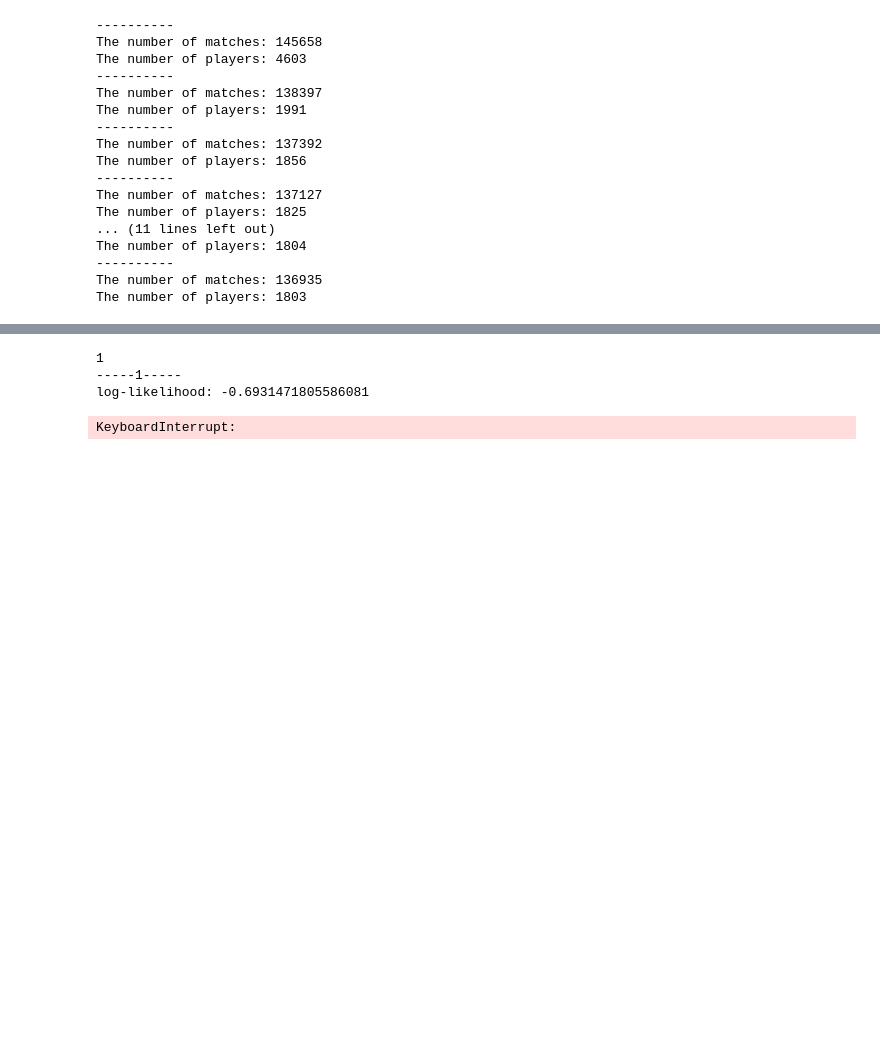
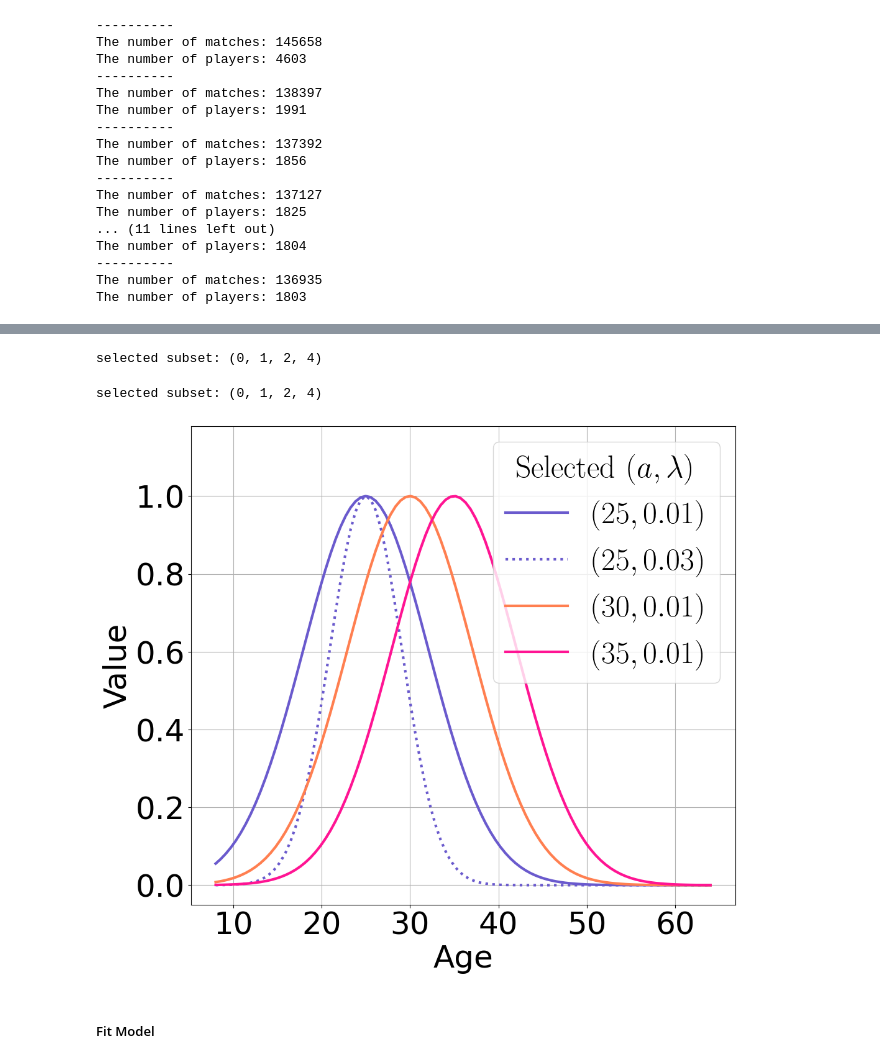
Before and after one commit to PinjunD/Statistical-ranking-with-dynamic-covariate, a Jupyter notebook: tennis.ipynb, the cells around one changed output, grey strips where cells are left out. Drawn from its saved outputs; the diff is of its cells as text; code cells hidden in the pictures; blank space fills up the shorter version.

```diff
--- a/tennis.ipynb
+++ b/tennis.ipynb
@@ -111,5 +107,7 @@ Age = np.array(df[age_columns])
 # kernel
 A = [25,30,35]
 Lamb = [0.01, 0.03]
-gauss_kernel = lambda x: np.array([np.exp(-lamb*(x-a)**2) for a in A for lamb in Lamb])
-cov = [gauss_kernel(age).T for age in Age]
+parameters = [(a,lamb) for a in A for lamb in Lamb]
+gauss_kernel = lambda x,a,lamb: np.exp(-lamb*(x-a)**2)
+gauss_kernel_set = lambda x: np.array([gauss_kernel(x,a,lamb) for (a,lamb) in parameters])
+cov = [gauss_kernel_set(age).T for age in Age]
@@ -127,6 +113,0 @@ def get_BIC(T,cov,s,N,n):
-# %%
-get_BIC(T,cov,(1,),N,n)
-# %% [output]
-1
------1-----
-log-likelihood: -0.6931471805586081
@@ -140,7 +114,60 @@ subset = get_subset(6)
 # %%
+import itertools
 from joblib import Parallel, delayed
+# BIC
+def get_BIC(T,cov,s,N,n):
+    X = [x[:,s] for x in cov]
+    d = len(s)
+    u_plusDC,v_plusDC = algorithm.AM(T,X,n,d,E=1e-3,Eu=1e-8,Ev=1e-12,type = 'pair',detail=True)
+    likelihood = algorithm.multi_likelihood(T,X,u_plusDC,v_plusDC)
+    BIC = (n-1+d) * np.log(N) - 2*likelihood*N
+    return BIC
+
+# get_subset
+get_subset = lambda n: [subset for i in range(n + 1)
+                         for subset in itertools.combinations(list(range(n)), i)]
+subset = get_subset(6)
 
 res = Parallel(n_jobs=7)(delayed(get_BIC)(T,cov,subset[i],N,n) for i in range(len(subset)))
-print('selected subset:', subset[np.argmin(res)])
 # %% [output]
-KeyboardInterrupt:
+selected subset: (0, 1, 2, 4)
+# %%
+#s = subset[np.argmin(res)]
+s = (0, 1, 2, 4)
+print('selected subset:', s)
+# %% [output]
+selected subset: (0, 1, 2, 4)
+# %%
+x = np.linspace(8,64,100)
+
+basis_functions_set = [gauss_kernel(x,parameters[ss][0],parameters[ss][1]) for ss in s]
+text = ['$(25, 0.01)$', '$(25, 0.03)$', '$(30, 0.01)$', '$(30, 0.03)$', '$(35, 0.01)$', '$(35, 0.03)$']
+color = ['slateblue','slateblue','coral','coral','deeppink','deeppink']
+linestyle = ['-',':','-',':','-',':']
+
+fig,ax = plt.subplots(figsize=(11.3,10))
+for ss in s:
+    ax.plot(x, gauss_kernel(x,parameters[ss][0],parameters[ss][1]),
+    color = color[ss], linewidth = 3,linestyle=linestyle[ss], label = text[ss])
+
+sz = 36
+ax.set_xlabel('Age', size = sz)
+ax.set_ylabel('Value', size = sz)
+ax.set_ylim([-0.05, 1.18])
+plt.xticks(size = sz)
+plt.yticks(size = sz)
+
+rc('text', usetex=True)
+rc('font', family='serif')
+
+ax.legend(title='Selected $(a, \lambda)$', prop={'size': sz},\
+         title_fontsize=sz, loc='upper right')
+
+plt.grid()
+
+plt.savefig(image_path+'basis.pdf')
+plt.show()
+# %% [output]
+[figure, added]
+# %% [markdown]
+##### Fit Model
```
Also changed, not shown: parts of 14 cells of this notebook, 19 other files.
